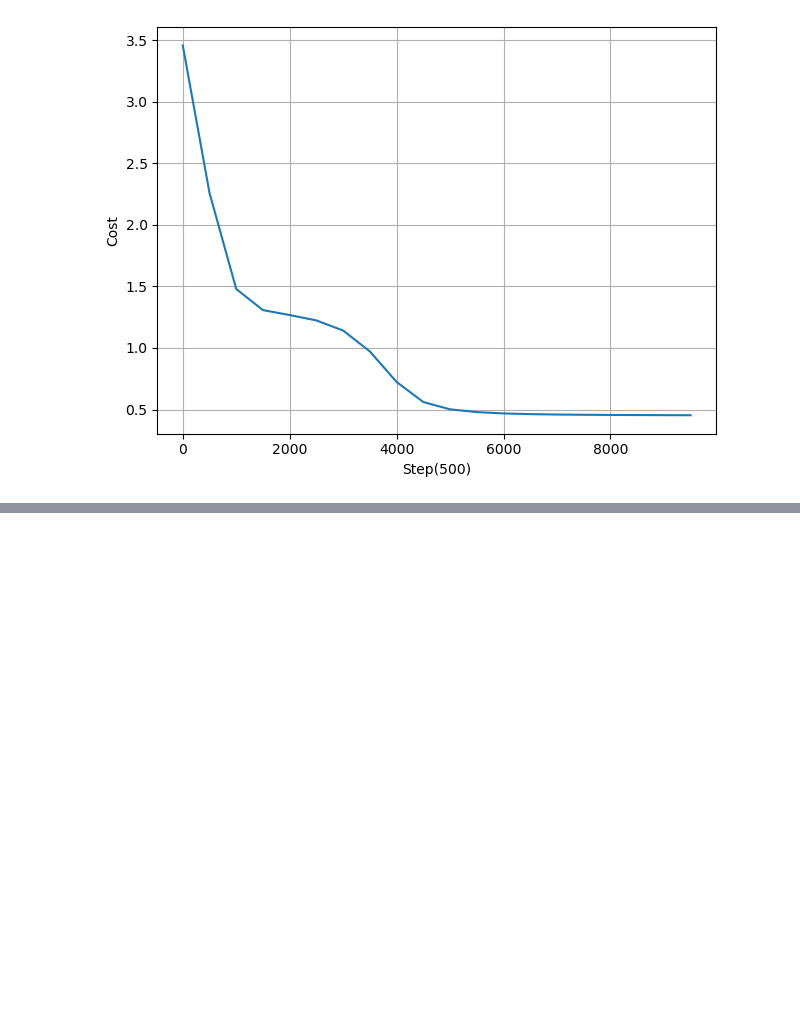
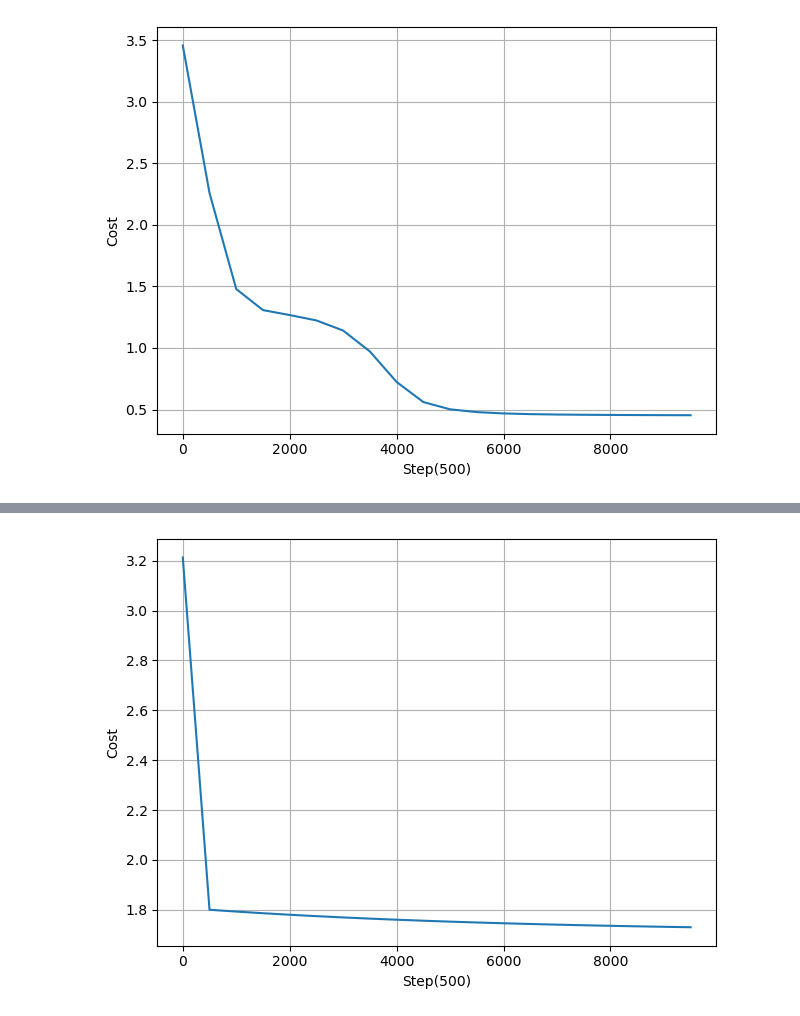
Before and after one commit to scpsyl/Artificial_NN_Hw, a Jupyter notebook: Homework2/Task1.ipynb, the cells around one changed output, grey strips where cells are left out. Cells and saved outputs as stored; diff of their text form; code cells hidden in the pictures; blank space fills up the shorter version.

```diff
--- a/Homework2/Task1.ipynb
+++ b/Homework2/Task1.ipynb
@@ -361,14 +361,14 @@ def train(X, Y, num_iterations, learning_rate, print_cost=False):
 
     return parameters, cost_list
 
-parameters, costdim = train(x_data, y_data, 10000, 0.5, True)
+parameters, cost_list = train(x_data, y_data, 10000, 0.5, True)
 
 A2, cache = forward_propagate(x_data, parameters)
 A2_binary = np.where(A2 >= 0, 1, -1)
 res = [1 if not np.array_equal(a2, y) else 0 for a2, y in zip(A2_binary.T, y_data.T)]
 print(res, sum(res))
 
-plt.plot(np.arange(len(costdim)) * 500, costdim)
+plt.plot(np.arange(len(cost_list)) * 500, cost_list)
 plt.xlabel("Step(500)")
 plt.ylabel("Cost")
 plt.grid(True)
@@ -395,0 +398,92 @@ Cost after iteration 9500: 0.45358358102040824
+# %%
+import numpy as np
+import matplotlib.pyplot as plt
+
+# 样本数据
+x_data = np.array([[0.25, 0.25], [0.75, 0.125], [0.25, 0.75],
+                   [0.5, 0.125], [0.75, 0.25], [0.25, 0.75],
+                   [0.25, 0.5], [0.5, 0.5], [0.75, 0.5]])
+y_data = np.array([[1, -1, -1], [1, -1, -1], [1, -1, -1],
+                   [-1, 1, -1], [-1, 1, -1], [-1, 1, -1],
+                   [-1, -1, 1], [-1, -1, 1], [-1, -1, 1]]).T
+
+# 计算欧式距离
+def euclidean_distance(X, centers):
+    return np.sqrt(((X - centers[:, np.newaxis]) ** 2).sum(axis=2))
+
+# 高斯径向基函数
+def gaussian_rbf(distances, sigma):
+    return np.exp(-(distances ** 2) / (2 * sigma ** 2))
+
+# 初始化RBF网络
+def initialize_rbf_parameters(n_hidden, n_x):
+    np.random.seed(2)
+    centers = np.random.uniform(0, 1, (n_hidden, n_x))  # 随机初始化中心
+    sigma = 0.1  # 宽度，可以调节
+    W = np.random.randn(3, n_hidden) * 0.5  # 随机初始化输出层权重
+    return centers, sigma, W
+
+# 前向传播
+def forward_rbf(X, centers, sigma, W):
+    distances = euclidean_distance(X, centers)
+    A_hidden = gaussian_rbf(distances, sigma)  # RBF层输出
+    A_output = np.dot(W, A_hidden)  # 线性输出层
+    return A_output, A_hidden
+
+# 计算损失
+def calculate_rbf_cost(A_output, Y):
+    err = A_output - Y
+    cost = np.mean(np.sum(err**2, axis=0))
+    return cost
+
+# 反向传播，主要是更新线性输出层的权重
+def backward_rbf(A_hidden, A_output, Y):
+    m = A_hidden.shape[1]  # 样本数量
+    dW = np.dot((A_output - Y), A_hidden.T) / m  # 更新输出层权重
+    return dW
+
+# 更新权重
+def update_rbf_parameters(W, dW, learning_rate):
+    W -= learning_rate * dW
+    return W
+
+# 训练RBF网络
+def train_rbf(X, Y, n_hidden, num_iterations, learning_rate, print_cost=False):
+    centers, sigma, W = initialize_rbf_parameters(n_hidden, X.shape[1])
+    cost_list = []
+
+    for i in range(num_iterations):
+        A_output, A_hidden = forward_rbf(X, centers, sigma, W)
+        cost = calculate_rbf_cost(A_output, Y)
+        dW = backward_rbf(A_hidden, A_output, Y)
+        W = update_rbf_parameters(W, dW, learning_rate)
+
+        if print_cost and i % 500 == 0:
+            print(f'Cost after iteration {i}: {cost}')
+            cost_list.append(cost)
+            if cost < 0.1:
+                break
+
+    return centers, sigma, W, cost_list
+
+# 使用RBF网络进行分类
+n_hidden = 5  # 隐含层节点数
+centers, sigma, W, cost_dim9 = train_rbf(x_data, y_data, n_hidden, 10000, 0.5, True)
+
+# 前向传播得到最终结果
+A_output, _ = forward_rbf(x_data, centers, sigma, W)
+A_output_binary = np.where(A_output >= 0, 1, -1)
+
+# 输出结果
+res = [1 if not np.array_equal(a2, y) else 0 for a2, y in zip(A_output_binary.T, y_data.T)]
+print("分类误差情况:", res)
+print("总误差数量:", sum(res))
+
+# 绘制损失曲线
+plt.plot(np.arange(len(cost_dim9)) * 500, cost_dim9)
+plt.xlabel("Step(500)")
+plt.ylabel("Cost")
+plt.grid(True)
+plt.tight_layout()
+plt.show()
+# %% [output]
@@ -395,0 +507 @@ Cost after iteration 9500: 0.45358358102040824
+[figure, added]
```
Also changed, not shown: parts of 14 cells of this notebook.
